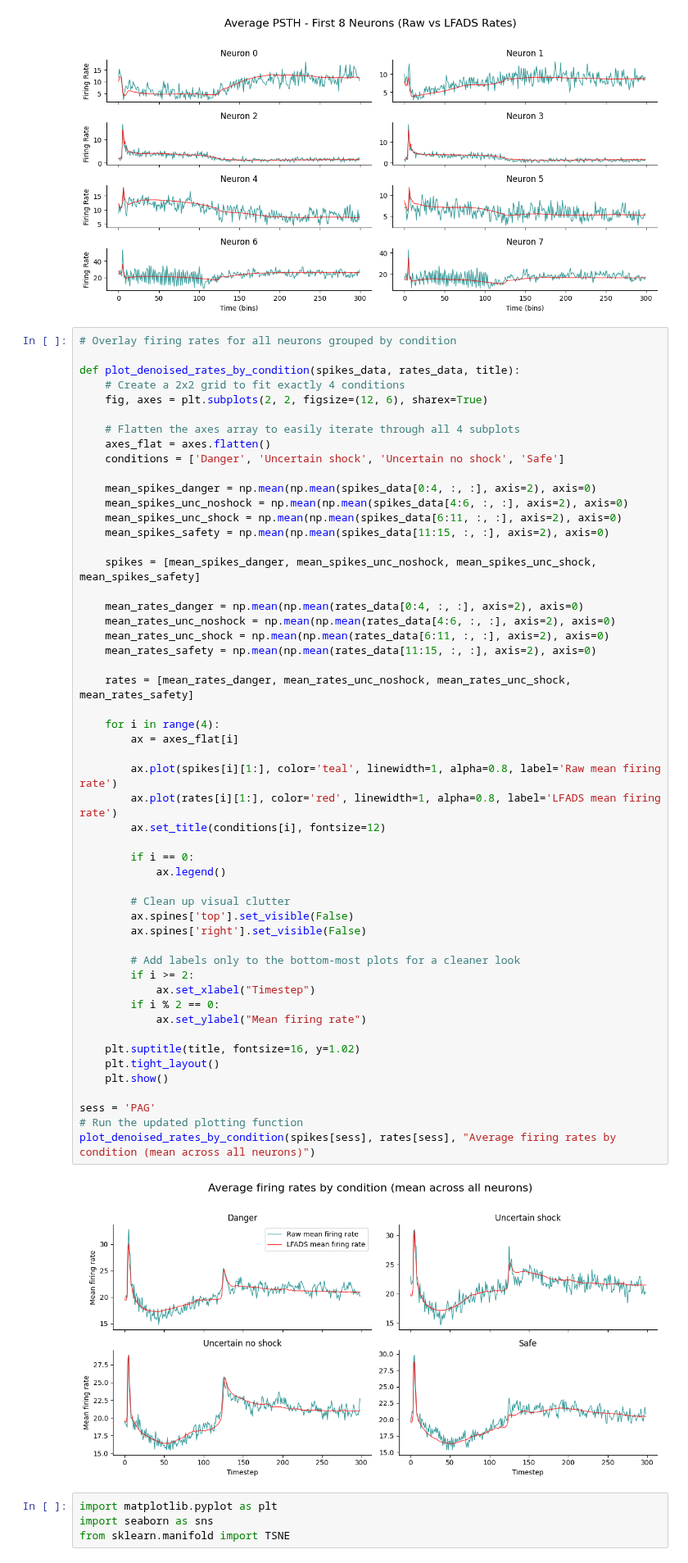
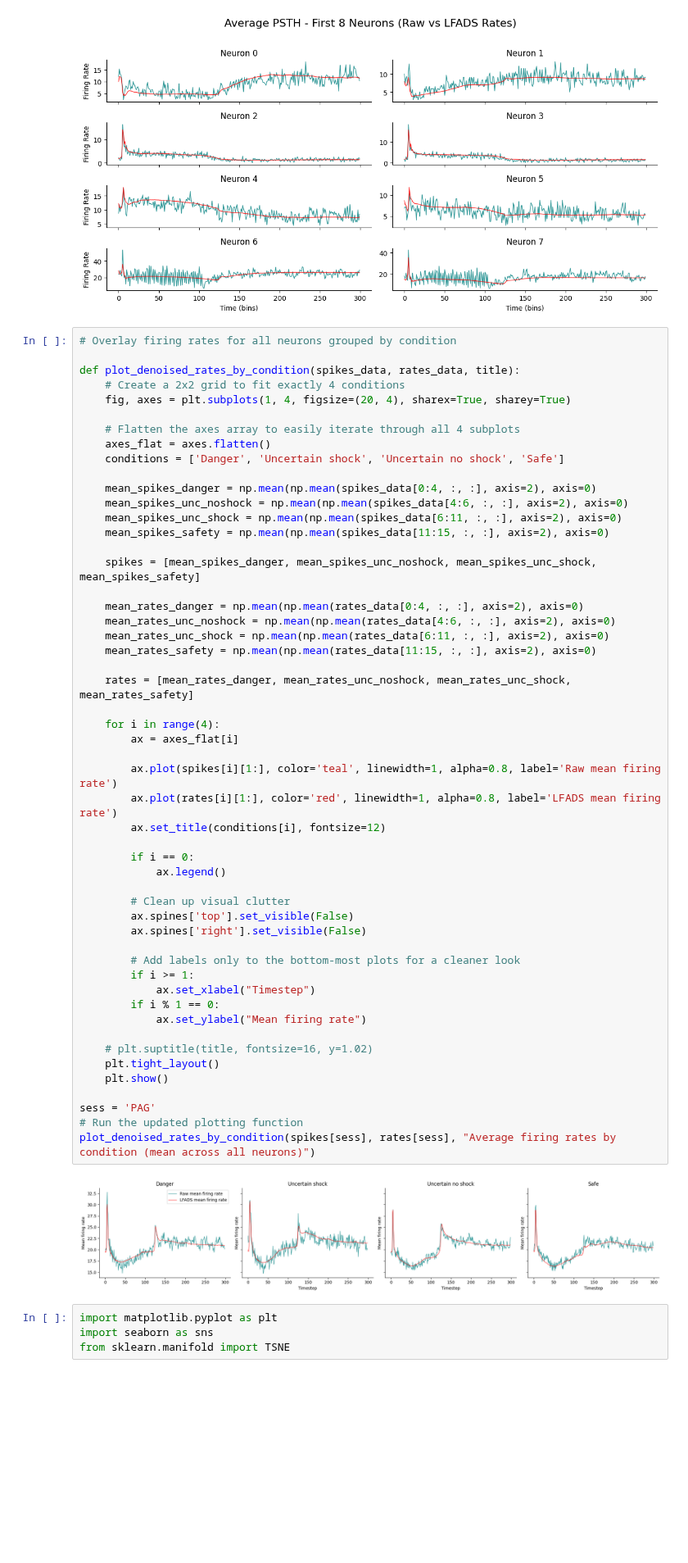
Before and after one commit to wkemilylau/iib_project_lfads, a Jupyter notebook: tutorials/multisession/pag-eaa-cropped-eval.ipynb, the cells around one changed output. Shown at 82% size. Drawn from its saved outputs; the diff is of its cells as text; blank space fills up the shorter version.

```diff
--- a/tutorials/multisession/pag-eaa-cropped-eval.ipynb
+++ b/tutorials/multisession/pag-eaa-cropped-eval.ipynb
@@ -156,7 +156,7 @@ plot_overlay_psths_first_8(spikes[sess], rates[sess], "Average PSTH - First 8 Ne
 
 def plot_denoised_rates_by_condition(spikes_data, rates_data, title):
     # Create a 2x2 grid to fit exactly 4 conditions
-    fig, axes = plt.subplots(2, 2, figsize=(12, 6), sharex=True)
+    fig, axes = plt.subplots(1, 4, figsize=(20, 4), sharex=True, sharey=True)
 
     # Flatten the axes array to easily iterate through all 4 subplots
     axes_flat = axes.flatten()
@@ -174,37 +174,37 @@ def plot_denoised_rates_by_condition(spikes_data, rates_data, title):
     mean_rates_unc_shock = np.mean(np.mean(rates_data[6:11, :, :], axis=2), axis=0)
     mean_rates_safety = np.mean(np.mean(rates_data[11:15, :, :], axis=2), axis=0)
 
     rates = [mean_rates_danger, mean_rates_unc_noshock, mean_rates_unc_shock, mean_rates_safety]
 
     for i in range(4):
         ax = axes_flat[i]
 
         ax.plot(spikes[i][1:], color='teal', linewidth=1, alpha=0.8, label='Raw mean firing rate')
         ax.plot(rates[i][1:], color='red', linewidth=1, alpha=0.8, label='LFADS mean firing rate')
         ax.set_title(conditions[i], fontsize=12)
 
         if i == 0:
             ax.legend()
 
         # Clean up visual clutter
         ax.spines['top'].set_visible(False)
         ax.spines['right'].set_visible(False)
 
         # Add labels only to the bottom-most plots for a cleaner look
-        if i >= 2:
+        if i >= 1:
             ax.set_xlabel("Timestep")
-        if i % 2 == 0:
+        if i % 1 == 0:
             ax.set_ylabel("Mean firing rate")
 
-    plt.suptitle(title, fontsize=16, y=1.02)
+    # plt.suptitle(title, fontsize=16, y=1.02)
     plt.tight_layout()
     plt.show()
 
 sess = 'PAG'
 # Run the updated plotting function
 plot_denoised_rates_by_condition(spikes[sess], rates[sess], "Average firing rates by condition (mean across all neurons)")
 # %% [output]
-[figure, old version]
+[figure, new version]
 # %%
 import matplotlib.pyplot as plt
 import seaborn as sns
```
Also changed, not shown: parts of 7 cells of this notebook, 15 other files.
